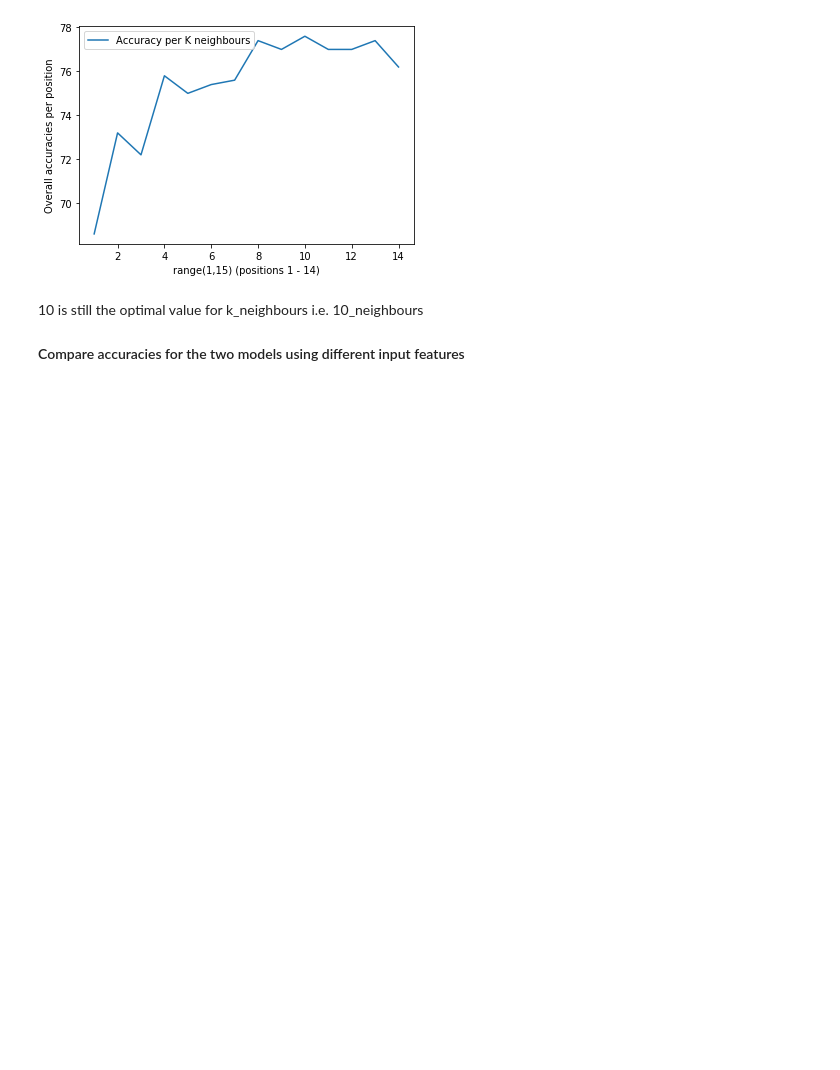
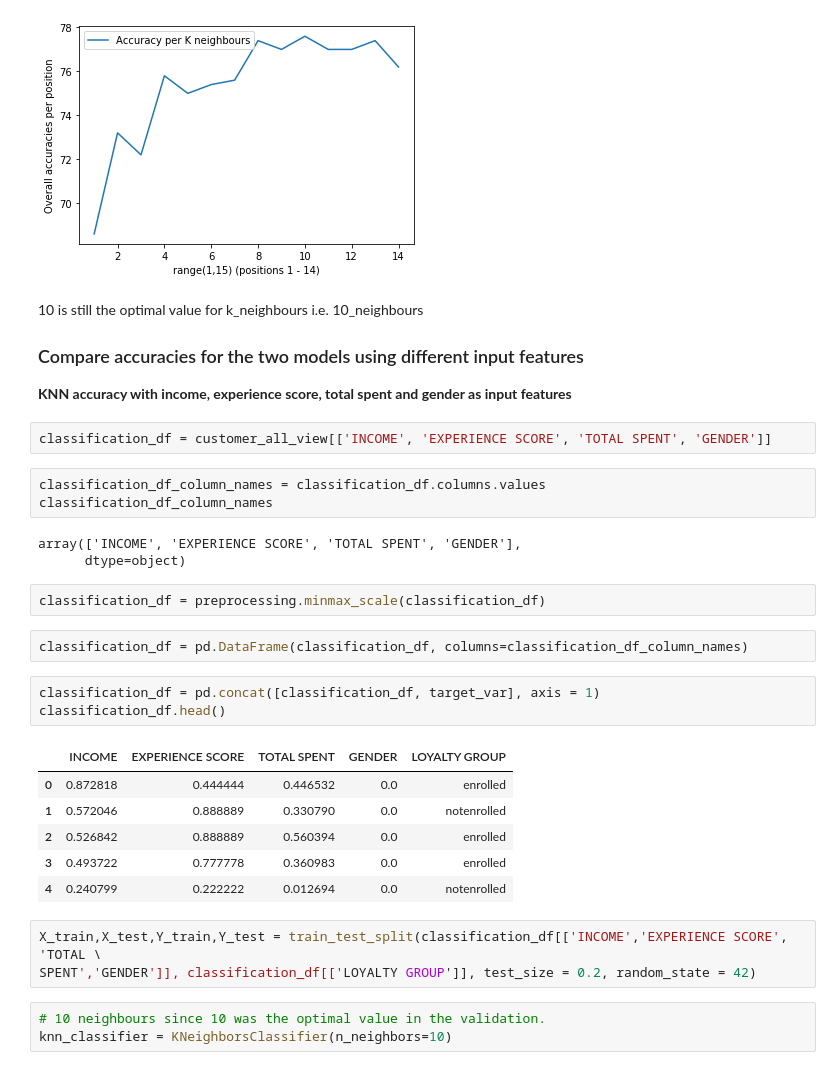
Before and after one commit to CikuKariuki/Retailer-X, a Jupyter notebook: analysis/Retailer X.ipynb, the cells around one changed output. Cells and saved outputs as stored; diff of their text form; blank space fills up the shorter version.

```diff
--- a/analysis/Retailer X.ipynb
+++ b/analysis/Retailer X.ipynb
@@ -927,4 +927,35 @@ plt.legend(['Accuracy per K neighbours'], loc = "upper left")
 
 
 
-#### Compare accuracies for the two models using different input features
+### Compare accuracies for the two models using different input features
+
+
+**KNN accuracy with income, experience score, total spent and gender as input features**
+# %%
+classification_df = customer_all_view[['INCOME', 'EXPERIENCE SCORE', 'TOTAL SPENT', 'GENDER']]
+# %%
+classification_df_column_names = classification_df.columns.values
+classification_df_column_names
+# %% [output]
+array(['INCOME', 'EXPERIENCE SCORE', 'TOTAL SPENT', 'GENDER'],
+      dtype=object)
+# %%
+classification_df = preprocessing.minmax_scale(classification_df)
+# %%
+classification_df = pd.DataFrame(classification_df, columns=classification_df_column_names)
+# %%
+classification_df = pd.concat([classification_df, target_var], axis = 1)
+classification_df.head()
+# %% [output]
+|  | INCOME | EXPERIENCE SCORE | TOTAL SPENT | GENDER | LOYALTY GROUP |
+| 0 | 0.872818 | 0.444444 | 0.446532 | 0.0 | enrolled |
+| 1 | 0.572046 | 0.888889 | 0.330790 | 0.0 | notenrolled |
+| 2 | 0.526842 | 0.888889 | 0.560394 | 0.0 | enrolled |
+| 3 | 0.493722 | 0.777778 | 0.360983 | 0.0 | enrolled |
+| 4 | 0.240799 | 0.222222 | 0.012694 | 0.0 | notenrolled |
+# %%
+X_train,X_test,Y_train,Y_test = train_test_split(classification_df[['INCOME','EXPERIENCE SCORE', 'TOTAL \
+SPENT','GENDER']], classification_df[['LOYALTY GROUP']], test_size = 0.2, random_state = 42)
+# %%
+# 10 neighbours since 10 was the optimal value in the validation.
+knn_classifier = KNeighborsClassifier(n_neighbors=10)
```
Also changed, not shown: parts of 31 cells of this notebook.
